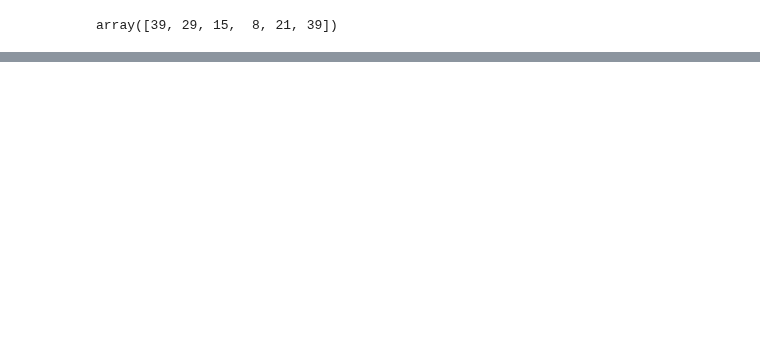
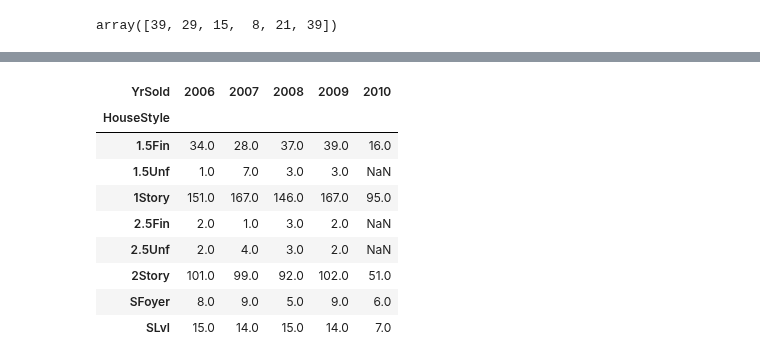
Before and after one commit to ywchiu/ctbc, a Jupyter notebook: Demo20181109.ipynb, the cells around one changed output, grey strips where cells are left out. Saved outputs shown, nothing was run; the diff lists cells and outputs as text; code cells hidden in the pictures; blank space fills up the shorter version.

```diff
--- a/Demo20181109.ipynb
+++ b/Demo20181109.ipynb
@@ -83,0 +218,15 @@ pyo.iplot(fig, filename='scatter3.html')
+# %%
+stat = traindata.groupby(['HouseStyle','YrSold'])['Id'].count().unstack()
+# %%
+stat
+# %% [output]
+| YrSold | 2006 | 2007 | 2008 | 2009 | 2010 |
+| HouseStyle |  |  |  |  |  |
+| 1.5Fin | 34.0 | 28.0 | 37.0 | 39.0 | 16.0 |
+| 1.5Unf | 1.0 | 7.0 | 3.0 | 3.0 | NaN |
+| 1Story | 151.0 | 167.0 | 146.0 | 167.0 | 95.0 |
+| 2.5Fin | 2.0 | 1.0 | 3.0 | 2.0 | NaN |
+| 2.5Unf | 2.0 | 4.0 | 3.0 | 2.0 | NaN |
+| 2Story | 101.0 | 99.0 | 92.0 | 102.0 | 51.0 |
+| SFoyer | 8.0 | 9.0 | 5.0 | 9.0 | 6.0 |
+| SLvl | 15.0 | 14.0 | 15.0 | 14.0 | 7.0 |
```
Also changed, not shown: parts of 35 cells of this notebook.
